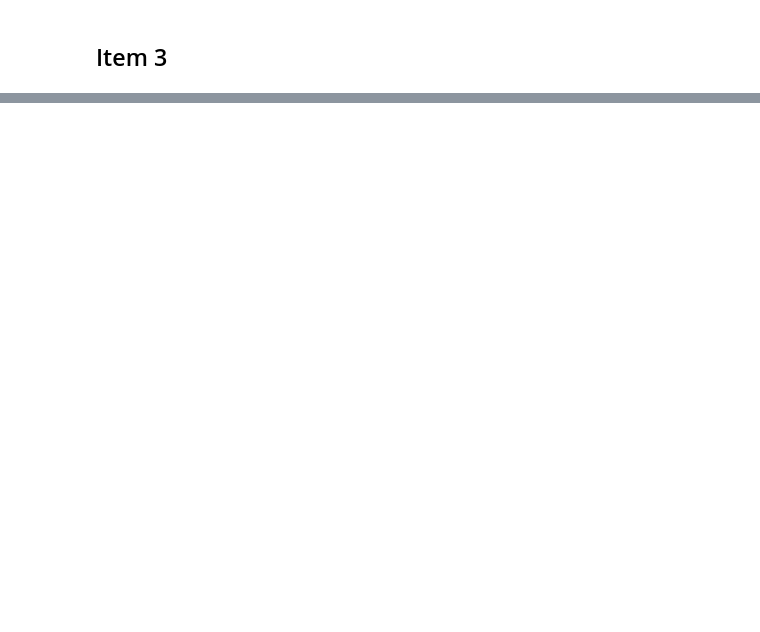
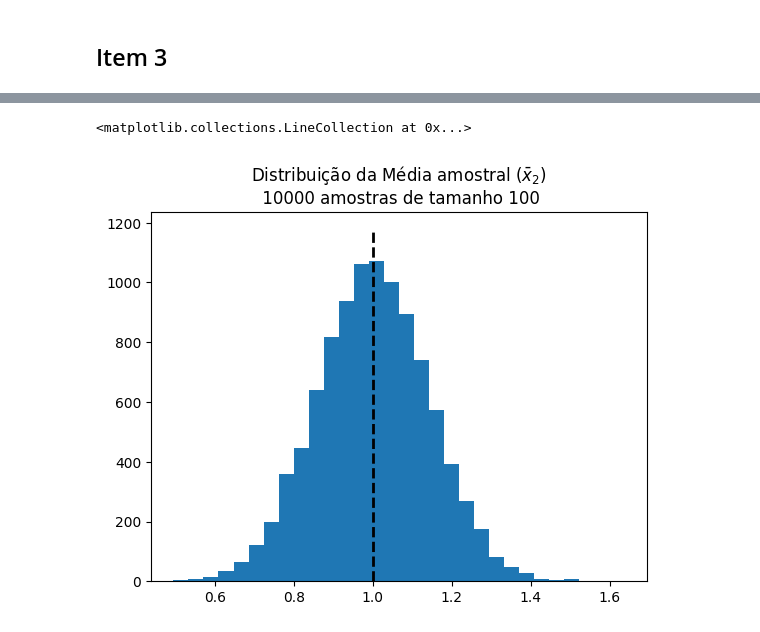
Before and after one commit to estevanmendes/metodos_estatisticos, a Jupyter notebook: prova.ipynb, the cells around one changed output, grey strips where cells are left out. Cells and saved outputs as stored; diff of their text form; code cells hidden in the pictures; blank space fills up the shorter version.

```diff
--- a/prova.ipynb
+++ b/prova.ipynb
@@ -199,0 +202,6 @@ I
+# %%
+numero_amostras=10000
+tamanho_amostral=100
+
+vetor_amostras_bivariadas=np.array([bivariate_normal_samples(tamanho_amostral,mu=mu,covariance_matrix=covariance_matrix) for i in range(numero_amostras)])
+vetor_medias_amostrais=vetor_amostras_bivariadas.mean(axis=2)
@@ -199,0 +224,7 @@ I
+# %%
+plt.title(r'Distribuição da Média amostral ($\bar{x}_2$)'+f'\n {numero_amostras} amostras de tamanho {tamanho_amostral}')
+hist=plt.hist(vetor_medias_amostrais[:,1],bins=30)
+plt.vlines(mu[1],0,hist[0].max()*1.1,label='$\mu_2$',color='black',linestyles='dashed',linewidth=2)
+# %% [output]
+<matplotlib.collections.LineCollection at 0x...>
+[figure, added]
```
Also changed, not shown: parts of 22 cells of this notebook.
